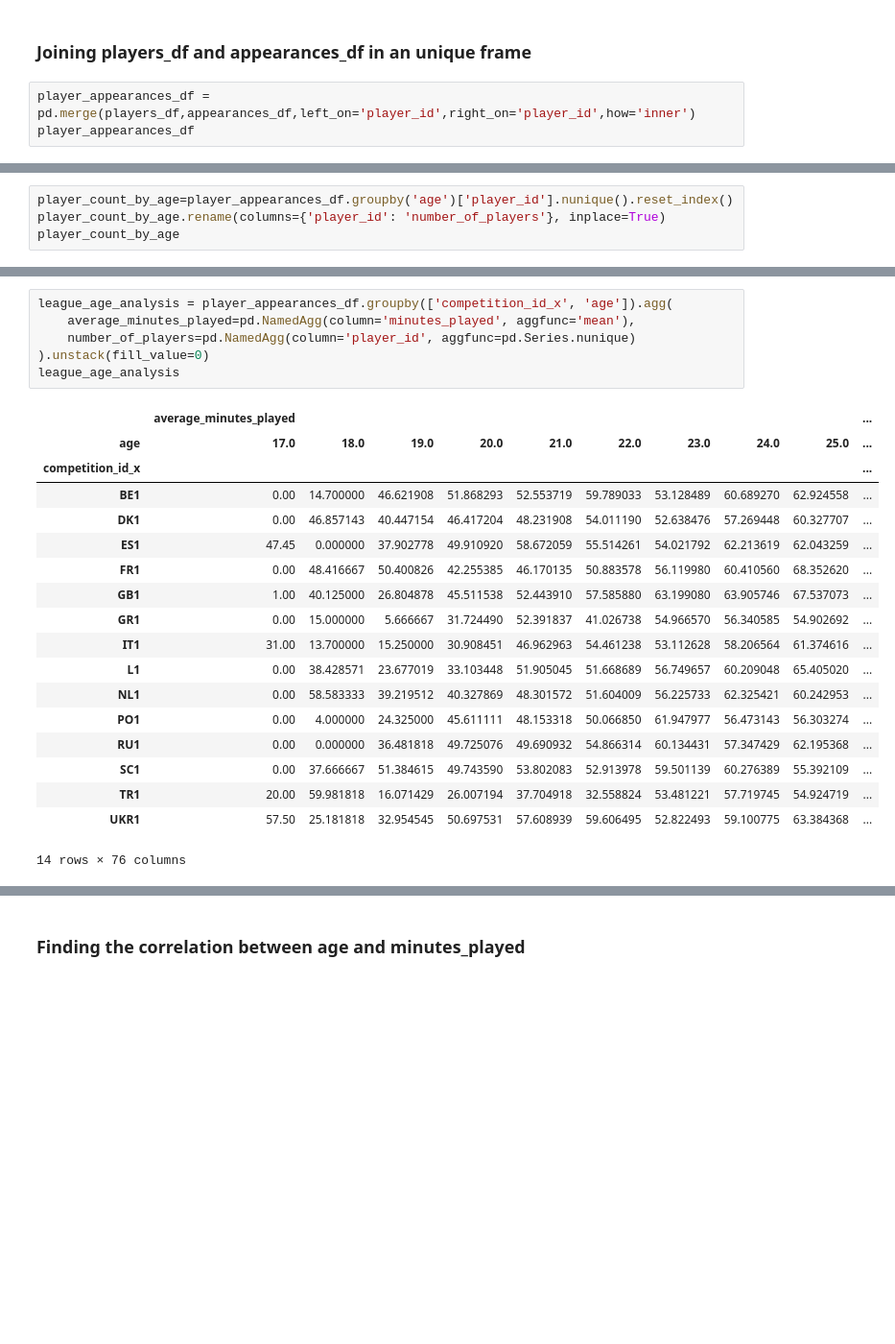
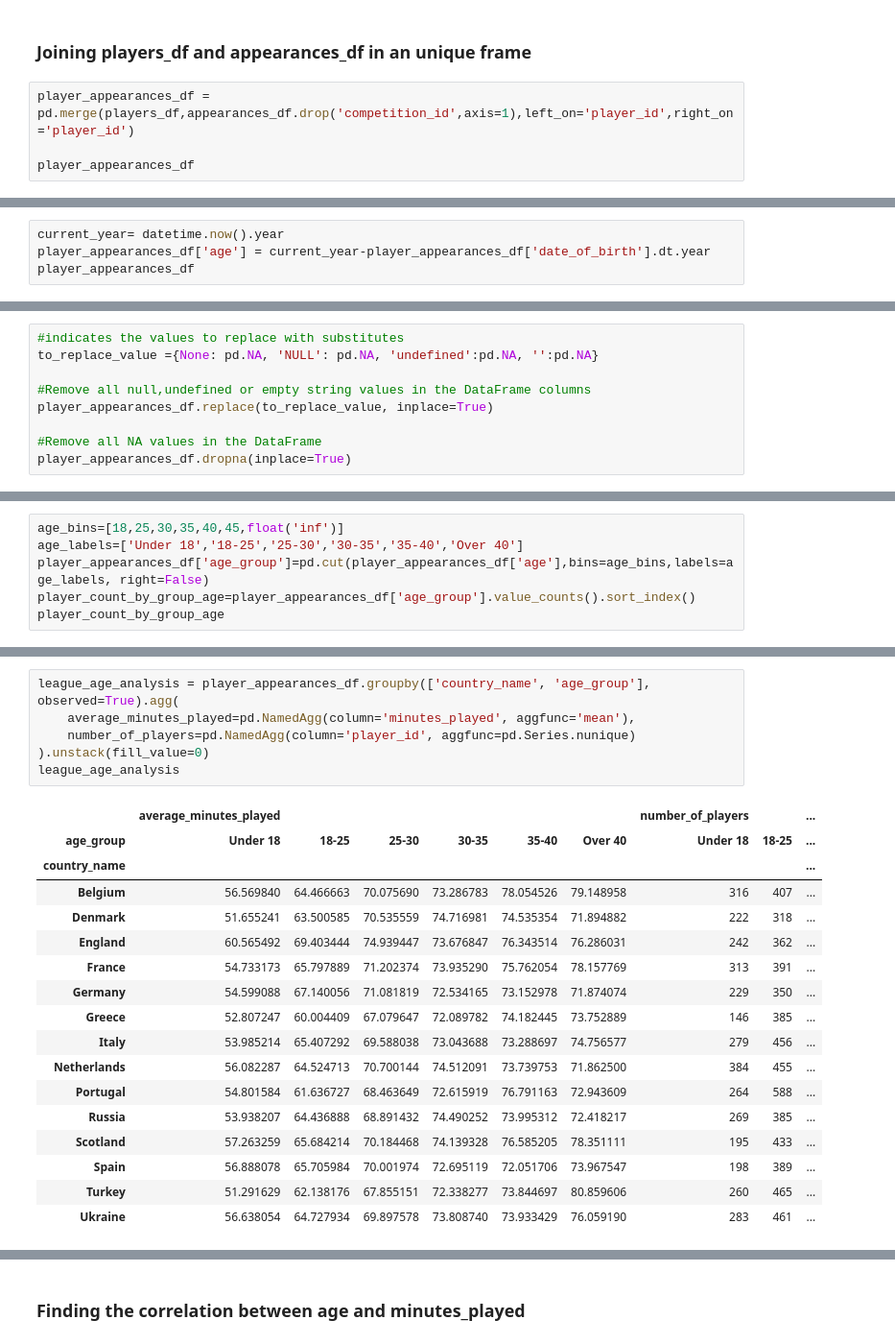
Before and after one commit to BonincontroL/IumTweb_project, a Jupyter notebook: solution/DataAnalysis/JupyterNotebooks/appearances.ipynb, the cells around one changed output, grey strips where cells are left out. Shown at 96% size. Drawn from its saved outputs; the diff is of its cells as text; blank space fills up the shorter version.

```diff
--- a/solution/DataAnalysis/JupyterNotebooks/appearances.ipynb
+++ b/solution/DataAnalysis/JupyterNotebooks/appearances.ipynb
@@ -59,5 +70,6 @@ players_df
 # %% [markdown]
 ### Joining players_df and appearances_df in an unique frame
 # %%
-player_appearances_df = pd.merge(players_df,appearances_df,left_on='player_id',right_on='player_id',how='inner')
+player_appearances_df = pd.merge(players_df,appearances_df.drop('competition_id',axis=1),left_on='player_id',right_on='player_id')
+
 player_appearances_df
@@ -63,0 +122,4 @@ player_appearances_df
+# %%
+current_year= datetime.now().year
+player_appearances_df['age'] = current_year-player_appearances_df['date_of_birth'].dt.year
+player_appearances_df
@@ -64,2 +251,11 @@ player_appearances_df
+# %%
+#indicates the values to replace with substitutes
+to_replace_value ={None: pd.NA, 'NULL': pd.NA, 'undefined':pd.NA, '':pd.NA}
+
+#Remove all null,undefined or empty string values in the DataFrame columns
+player_appearances_df.replace(to_replace_value, inplace=True)
+
+#Remove all NA values in the DataFrame
+player_appearances_df.dropna(inplace=True)
 # %% [markdown]
 ### Idea: analyzing the average playing time in relation to age and for each championship
@@ -69,4 +269,6 @@ Nowdays, many people (experts and none) in football are talking about the playin
 # %%
-player_count_by_age=player_appearances_df.groupby('age')['player_id'].nunique().reset_index()
-player_count_by_age.rename(columns={'player_id': 'number_of_players'}, inplace=True)
-player_count_by_age
+age_bins=[18,25,30,35,40,45,float('inf')]
+age_labels=['Under 18','18-25','25-30','30-35','35-40','Over 40']
+player_appearances_df['age_group']=pd.cut(player_appearances_df['age'],bins=age_bins,labels=age_labels, right=False)
+player_count_by_group_age=player_appearances_df['age_group'].value_counts().sort_index()
+player_count_by_group_age
@@ -86,27 +322,26 @@ In this step, we want to analyze the relation between age and minutes played but
 # %%
-league_age_analysis = player_appearances_df.groupby(['competition_id_x', 'age']).agg(
+league_age_analysis = player_appearances_df.groupby(['country_name', 'age_group'], observed=True).agg(
     average_minutes_played=pd.NamedAgg(column='minutes_played', aggfunc='mean'),
     number_of_players=pd.NamedAgg(column='player_id', aggfunc=pd.Series.nunique)
 ).unstack(fill_value=0)
 league_age_analysis
 # %% [output]
-|  | average_minutes_played |  |  |  |  |  |  |  |  | ... |
-| age | 17.0 | 18.0 | 19.0 | 20.0 | 21.0 | 22.0 | 23.0 | 24.0 | 25.0 | ... |
-| competition_id_x |  |  |  |  |  |  |  |  |  | ... |
-| BE1 | 0.00 | 14.700000 | 46.621908 | 51.868293 | 52.553719 | 59.789033 | 53.128489 | 60.689270 | 62.924558 | ... |
-| DK1 | 0.00 | 46.857143 | 40.447154 | 46.417204 | 48.231908 | 54.011190 | 52.638476 | 57.269448 | 60.327707 | ... |
-| ES1 | 47.45 | 0.000000 | 37.902778 | 49.910920 | 58.672059 | 55.514261 | 54.021792 | 62.213619 | 62.043259 | ... |
-| FR1 | 0.00 | 48.416667 | 50.400826 | 42.255385 | 46.170135 | 50.883578 | 56.119980 | 60.410560 | 68.352620 | ... |
-| GB1 | 1.00 | 40.125000 | 26.804878 | 45.511538 | 52.443910 | 57.585880 | 63.199080 | 63.905746 | 67.537073 | ... |
-| GR1 | 0.00 | 15.000000 | 5.666667 | 31.724490 | 52.391837 | 41.026738 | 54.966570 | 56.340585 | 54.902692 | ... |
-| IT1 | 31.00 | 13.700000 | 15.250000 | 30.908451 | 46.962963 | 54.461238 | 53.112628 | 58.206564 | 61.374616 | ... |
-| L1 | 0.00 | 38.428571 | 23.677019 | 33.103448 | 51.905045 | 51.668689 | 56.749657 | 60.209048 | 65.405020 | ... |
-| NL1 | 0.00 | 58.583333 | 39.219512 | 40.327869 | 48.301572 | 51.604009 | 56.225733 | 62.325421 | 60.242953 | ... |
-| PO1 | 0.00 | 4.000000 | 24.325000 | 45.611111 | 48.153318 | 50.066850 | 61.947977 | 56.473143 | 56.303274 | ... |
-| RU1 | 0.00 | 0.000000 | 36.481818 | 49.725076 | 49.690932 | 54.866314 | 60.134431 | 57.347429 | 62.195368 | ... |
-| SC1 | 0.00 | 37.666667 | 51.384615 | 49.743590 | 53.802083 | 52.913978 | 59.501139 | 60.276389 | 55.392109 | ... |
-| TR1 | 20.00 | 59.981818 | 16.071429 | 26.007194 | 37.704918 | 32.558824 | 53.481221 | 57.719745 | 54.924719 | ... |
-| UKR1 | 57.50 | 25.181818 | 32.954545 | 50.697531 | 57.608939 | 59.606495 | 52.822493 | 59.100775 | 63.384368 | ... |
+|  | average_minutes_played |  |  |  |  |  | number_of_players |  | ... |
+| age_group | Under 18 | 18-25 | 25-30 | 30-35 | 35-40 | Over 40 | Under 18 | 18-25 | ... |
+| country_name |  |  |  |  |  |  |  |  | ... |
+| Belgium | 56.569840 | 64.466663 | 70.075690 | 73.286783 | 78.054526 | 79.148958 | 316 | 407 | ... |
+| Denmark | 51.655241 | 63.500585 | 70.535559 | 74.716981 | 74.535354 | 71.894882 | 222 | 318 | ... |
+| England | 60.565492 | 69.403444 | 74.939447 | 73.676847 | 76.343514 | 76.286031 | 242 | 362 | ... |
+| France | 54.733173 | 65.797889 | 71.202374 | 73.935290 | 75.762054 | 78.157769 | 313 | 391 | ... |
+| Germany | 54.599088 | 67.140056 | 71.081819 | 72.534165 | 73.152978 | 71.874074 | 229 | 350 | ... |
+| Greece | 52.807247 | 60.004409 | 67.079647 | 72.089782 | 74.182445 | 73.752889 | 146 | 385 | ... |
+| Italy | 53.985214 | 65.407292 | 69.588038 | 73.043688 | 73.288697 | 74.756577 | 279 | 456 | ... |
+| Netherlands | 56.082287 | 64.524713 | 70.700144 | 74.512091 | 73.739753 | 71.862500 | 384 | 455 | ... |
+| Portugal | 54.801584 | 61.636727 | 68.463649 | 72.615919 | 76.791163 | 72.943609 | 264 | 588 | ... |
+| Russia | 53.938207 | 64.436888 | 68.891432 | 74.490252 | 73.995312 | 72.418217 | 269 | 385 | ... |
+| Scotland | 57.263259 | 65.684214 | 70.184468 | 74.139328 | 76.585205 | 78.351111 | 195 | 433 | ... |
+| Spain | 56.888078 | 65.705984 | 70.001974 | 72.695119 | 72.051706 | 73.967547 | 198 | 389 | ... |
+| Turkey | 51.291629 | 62.138176 | 67.855151 | 72.338277 | 73.844697 | 80.859606 | 260 | 465 | ... |
+| Ukraine | 56.638054 | 64.727934 | 69.897578 | 73.808740 | 73.933429 | 76.059190 | 283 | 461 | ... |
-14 rows × 76 columns
 # %% [markdown]
 ### Visualize data using barplot
```
Also changed, not shown: parts of 35 cells of this notebook, 2 other files.
